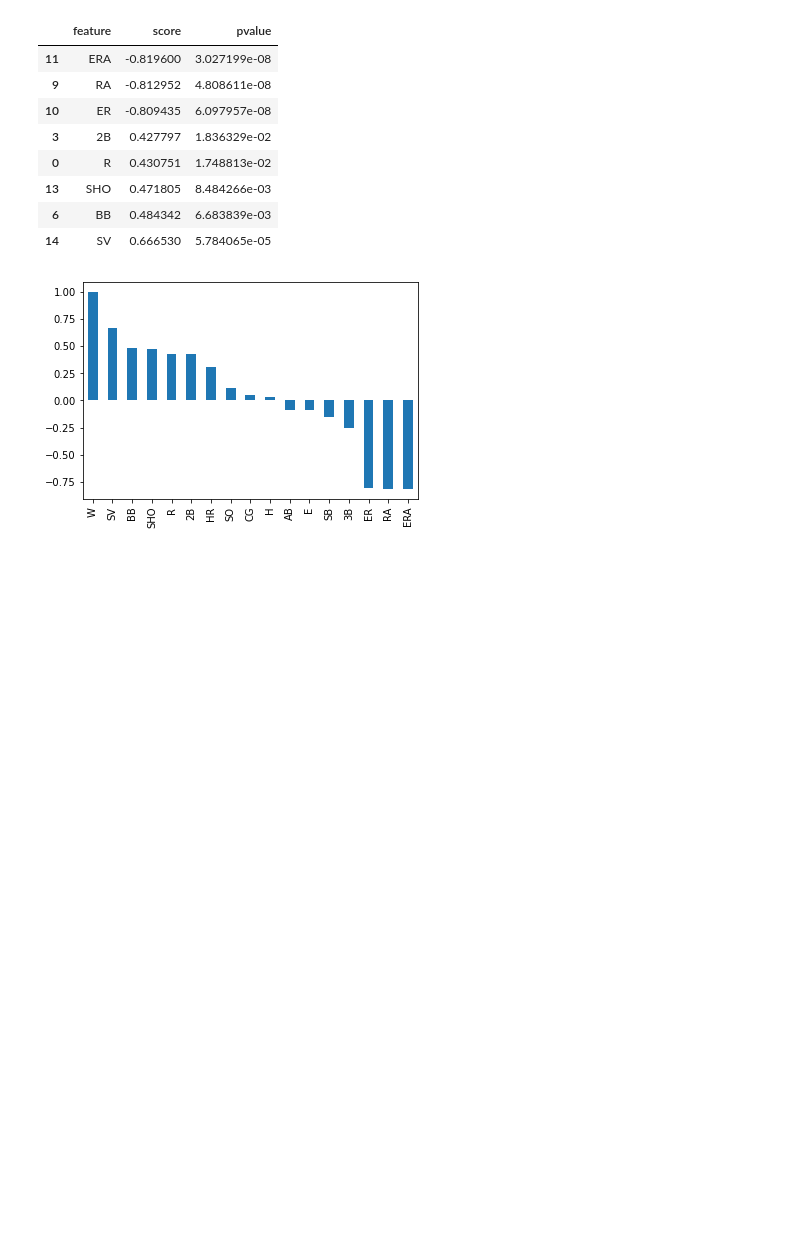
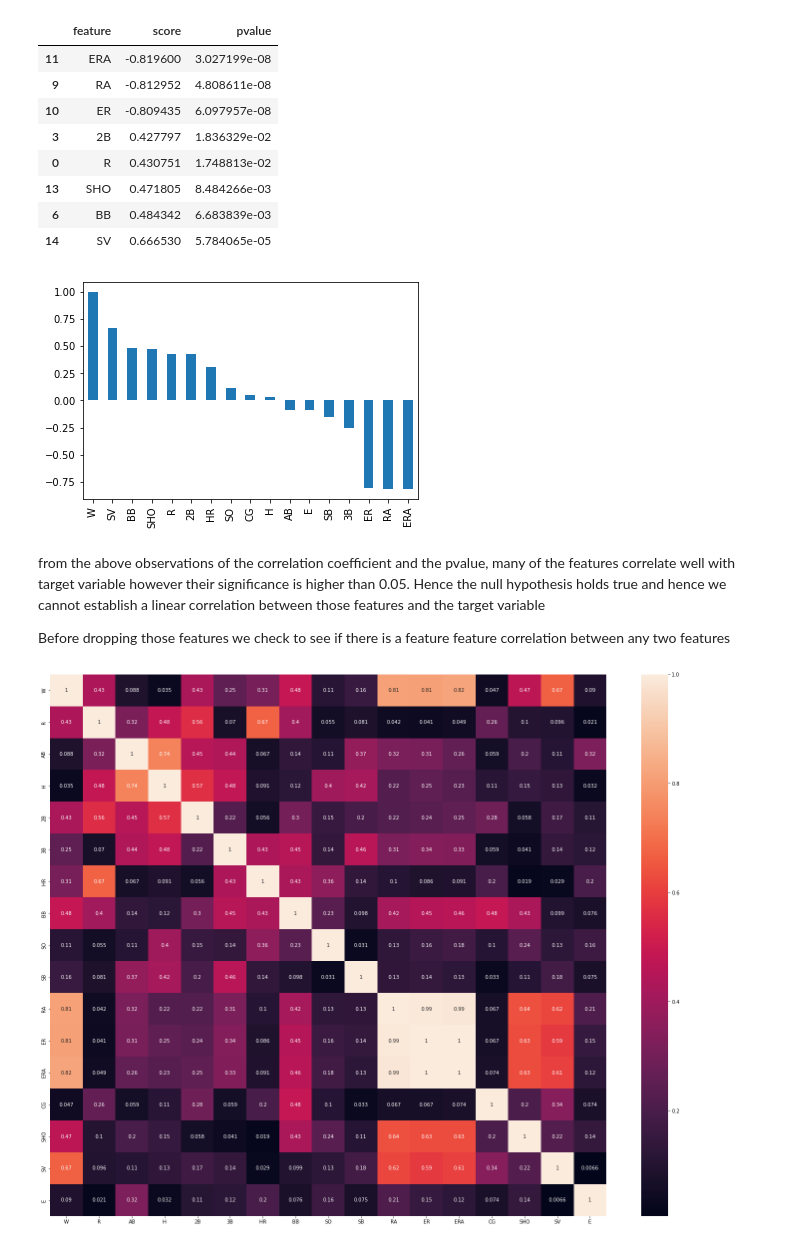
Before and after one commit to zobekenobe/DT-Evaluation-Project, a Jupyter notebook: Project 1.ipynb, the cells around one changed output. Drawn from its saved outputs; the diff is of its cells as text; code cells hidden in the pictures; blank space fills up the shorter version.

```diff
--- a/Project 1.ipynb
+++ b/Project 1.ipynb
@@ -182,3 +182,13 @@ df.corr()['W'].sort_values(ascending = False).plot.bar()
 plt.show()
 # %% [output]
 [figure]
+# %% [markdown]
+from the above observations of the correlation coefficient and the pvalue, many of the features correlate well with target variable however their significance is higher than 0.05. Hence the null hypothesis holds true and hence we cannot establish a linear correlation between those features and the target variable <br>
+
+Before dropping those features we check to see if there is a feature feature correlation between any two features
+# %%
+plt.figure(figsize = (25, 20))
+sns.heatmap(np.abs(df.corr()), annot = True)
+plt.show()
+# %% [output]
+[figure, added]
```
Also changed, not shown: parts of 21 cells of this notebook.
